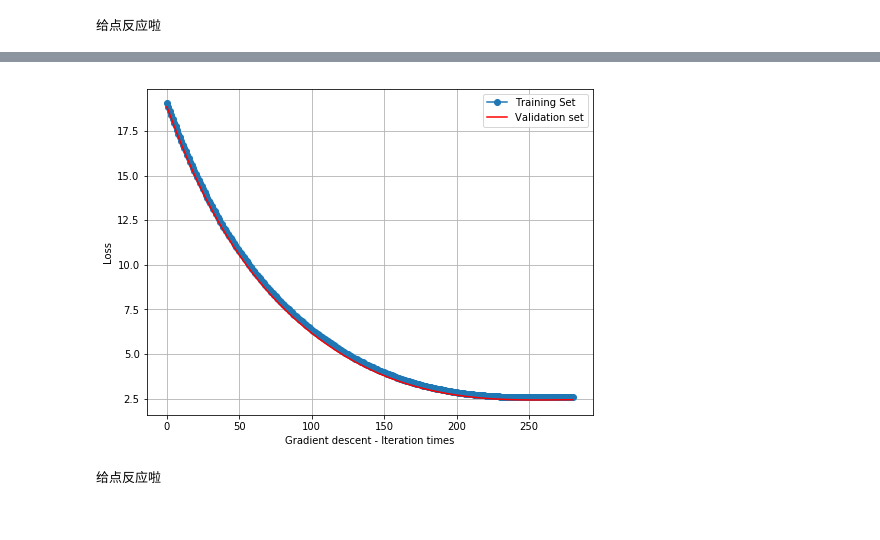
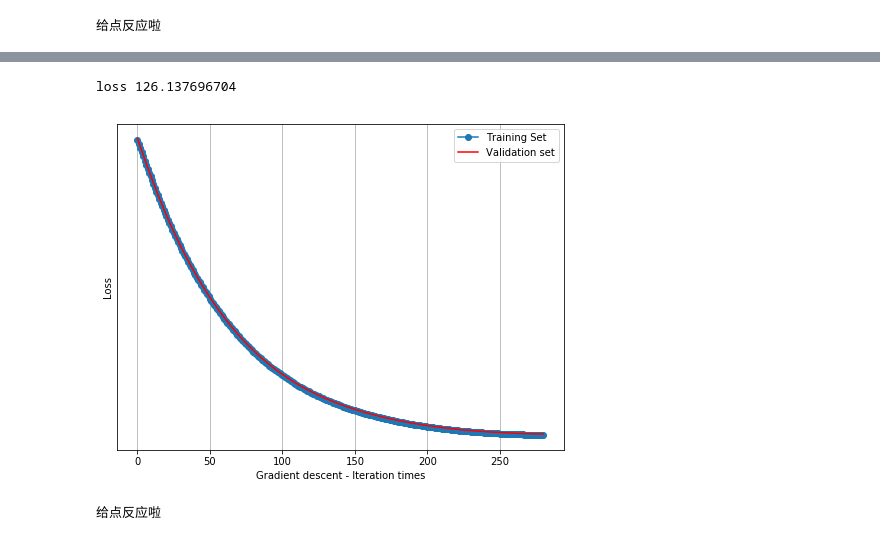
Before and after one commit to wenchen4321/ML2017-lab-02, a Jupyter notebook: ClassificationExperiment.ipynb, the cells around one changed output, grey strips where cells are left out. Cells and saved outputs as stored; diff of their text form; code cells hidden in the pictures.

```diff
--- a/ClassificationExperiment.ipynb
+++ b/ClassificationExperiment.ipynb
@@ -332,7 +327,7 @@ def AdaDelta(aa,w,X_train,y_train,batch,cache,t):
     #eps=1e-8或eps=1e-9并不收敛
     eps=math.pow(10, -5 )
     #print("eps",eps)
-    batch=100#mini-batch SGD ,求梯度的样本数为100
+    batch=123#mini-batch SGD ,求梯度的样本数为123
         #grad=computer_minibatch_Grad(X_train,y_train,theta,grad,batch)
     #开始更新theta
     for i in range(n):
@@ -347,18 +342,21 @@ def AdaDelta(aa,w,X_train,y_train,batch,cache,t):
             #w[i] -= gradient_aver * aa
     return w,cache,t
 def SVM_AdaDelta(options):
-    X, y = get_data()
-	# 将原训练集再切分为2:1的更小训练集和验证集
-    X_train, X_val, y_train, y_val = train_test_split(X, y, test_size=0.33, random_state=42)
-	# 初始化参数的三种方式，共有13个属性，即13个系数
+    n=123
+    X_train, y_train = get_data()
+    X_test, y_test = get_testdata()
+    X_train = X_train.todense()
+    X_test= X_test.todense()
+    X_test=add_bias(X_test)#
+	# 初始化参数的三种方式，
 	# b = 0
     b = random.random()
     if options == 1:
-        w = [0] * 14
+        w = [0] * n
     elif options == 2:
-        w = np.random.rand(14)
+        w = np.random.rand(n)
     else:
-        w = np.random.randn(14)
+        w = np.random.randn(n)
 	# w_sum = sum(w)
 	# w = [w[i]/w_sum for i in range(14)]
 	# print w
@@ -367,12 +365,10 @@ def SVM_AdaDelta(options):
 	# a = 0.16
 	# 学习步长为aa
     aa = 0.1
-    n = 14
-    X_train = X_train.todense()
-    X_val = X_val.todense()
     X_size = len(X_train)
-    X_val_size = len(X_val)
+    X_val_size = len(X_test)
     loss = sum([w[i] ** 2 for i in range(n)]) + 1.0 / X_size * sum([max(0, 1 - y_train[i] * f(X_train[i, :], w, b)) for i in range(X_size)])
+    print("loss",loss)
     cnt = 0
     train_loss = []
     val_loss = []
@@ -385,7 +381,7 @@ def SVM_AdaDelta(options):
         w,cache,t=AdaDelta(aa,w,X_train,y_train,batch,cache,t)
 		# print cal_accuracy(w, b, X_train, y_train)
         new_loss = sum([w[i] ** 2 for i in range(n)]) + 1.0 / X_size * sum([max(0, 1 - y_train[i] * f(X_train[i, :], w, b)) for i in range(X_size)])
-        v_loss = sum([w[i] ** 2 for i in range(n)]) + 1.0 / X_val_size * sum([max(0, 1 - y_val[i] * f(X_val[i, :], w, b)) for i in range(X_val_size)])
+        v_loss = sum([w[i] ** 2 for i in range(n)]) + 1.0 / X_val_size * sum([max(0, 1 - y_test[i] * f(X_test[i, :], w, b)) for i in range(X_val_size)])
         if abs(loss - new_loss) > 0.000001:
             loss = new_loss
         else:
@@ -403,6 +399,7 @@ def SVM_AdaDelta(options):
         elif cnt > 280:
             break
     plt.figure(figsize=(8,6))
+    plt.yscale('log')
     plt.xlabel('Gradient descent - Iteration times')
     plt.ylabel('Loss')
     plt.plot(range(cnt), train_loss, 'o-', label=u"Training Set")
@@ -410,6 +407,7 @@ def SVM_AdaDelta(options):
     plt.legend()
     plt.grid()
     plt.show()
+    return val_loss,cnt
 print("给点反应啦")
 # %% [output]
 给点反应啦
@@ -427,7 +414,10 @@ cnt 164
-# %%
-SVM_AdaDelta(3)
-# %% [output]
-[figure, removed]
+# %%
+AdaDelta_loss=[]
+AdaDelta_cnt=0
+AdaDelta_loss,AdaDelta_cnt=SVM_AdaDelta(3)
+# %% [output]
+loss 126.137696704
+[figure, added]
 # %%
 #Adam
 import math
```
Also changed, not shown: parts of 18 cells of this notebook.
